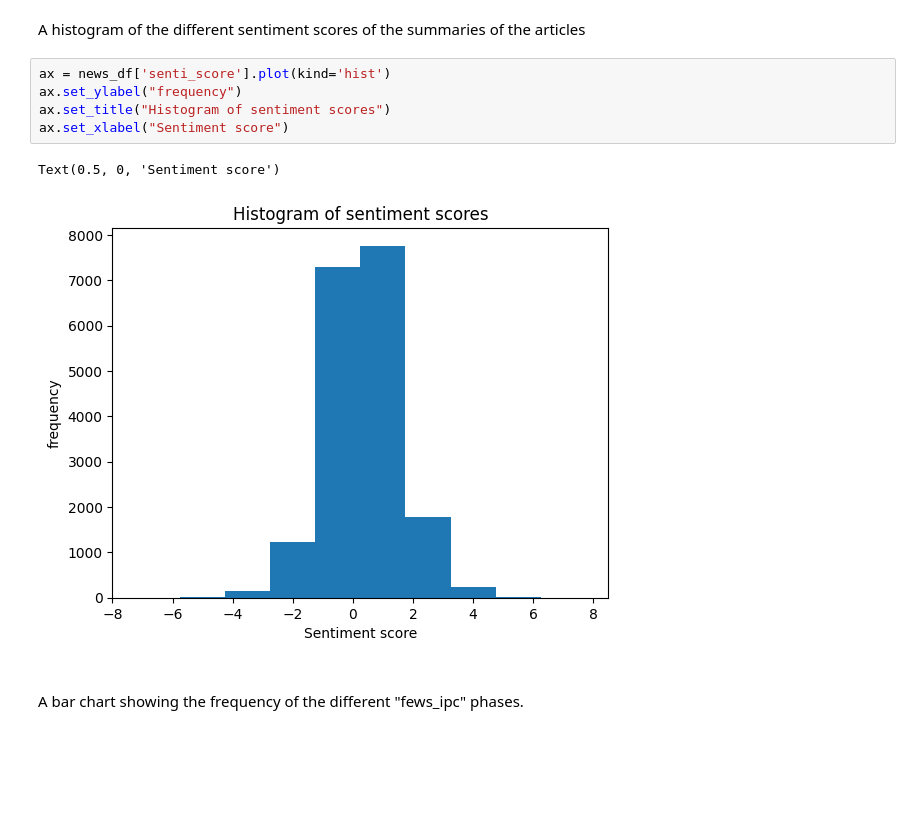
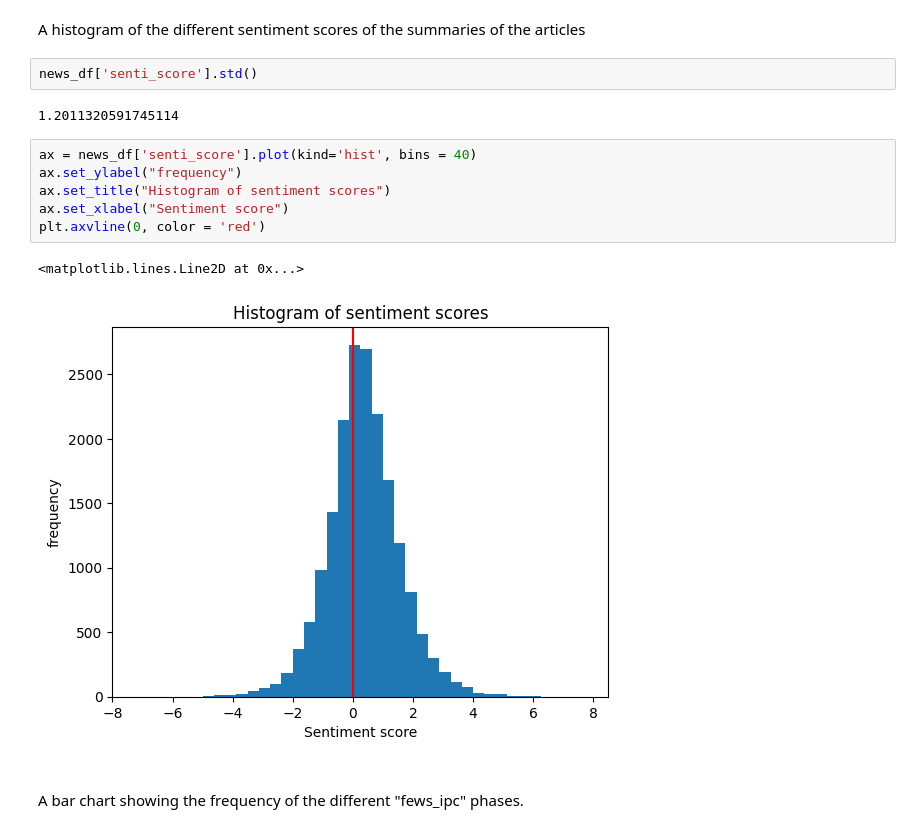
Before and after one commit to isavgt/JBG060-DC3-Group-12, a Jupyter notebook: predictions.ipynb, the cells around one changed output. Drawn from its saved outputs; the diff is of its cells as text; blank space fills up the shorter version.

```diff
--- a/predictions.ipynb
+++ b/predictions.ipynb
@@ -31,14 +31,19 @@ news_df = pd.read_csv(data_dir + "articles_senti_topics.csv") # Read news data i
 ## Basic visualizations
 # %% [markdown]
 A histogram of the different sentiment scores of the summaries of the articles
+# %%
+news_df['senti_score'].std()
+# %% [output]
+1.2011320591745114
 # %%
-ax = news_df['senti_score'].plot(kind='hist')
+ax = news_df['senti_score'].plot(kind='hist', bins = 40)
 ax.set_ylabel("frequency")
 ax.set_title("Histogram of sentiment scores")
 ax.set_xlabel("Sentiment score")
+plt.axvline(0, color = 'red')
 # %% [output]
-Text(0.5, 0, 'Sentiment score')
+<matplotlib.lines.Line2D at 0x...>
-[figure, old version]
+[figure, new version]
 # %% [markdown]
 <br>
 A bar chart showing the frequency of the different "fews_ipc" phases.
```
Also changed, not shown: 1 other file.
